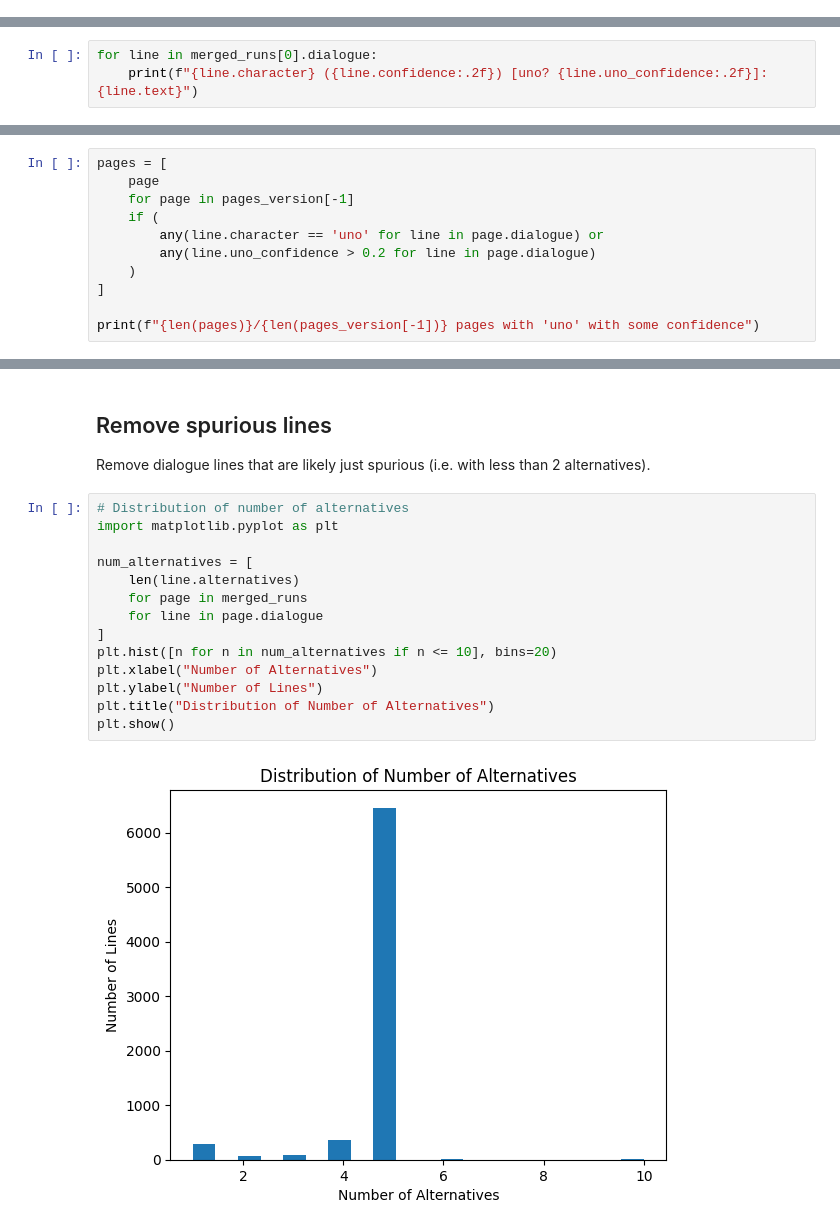
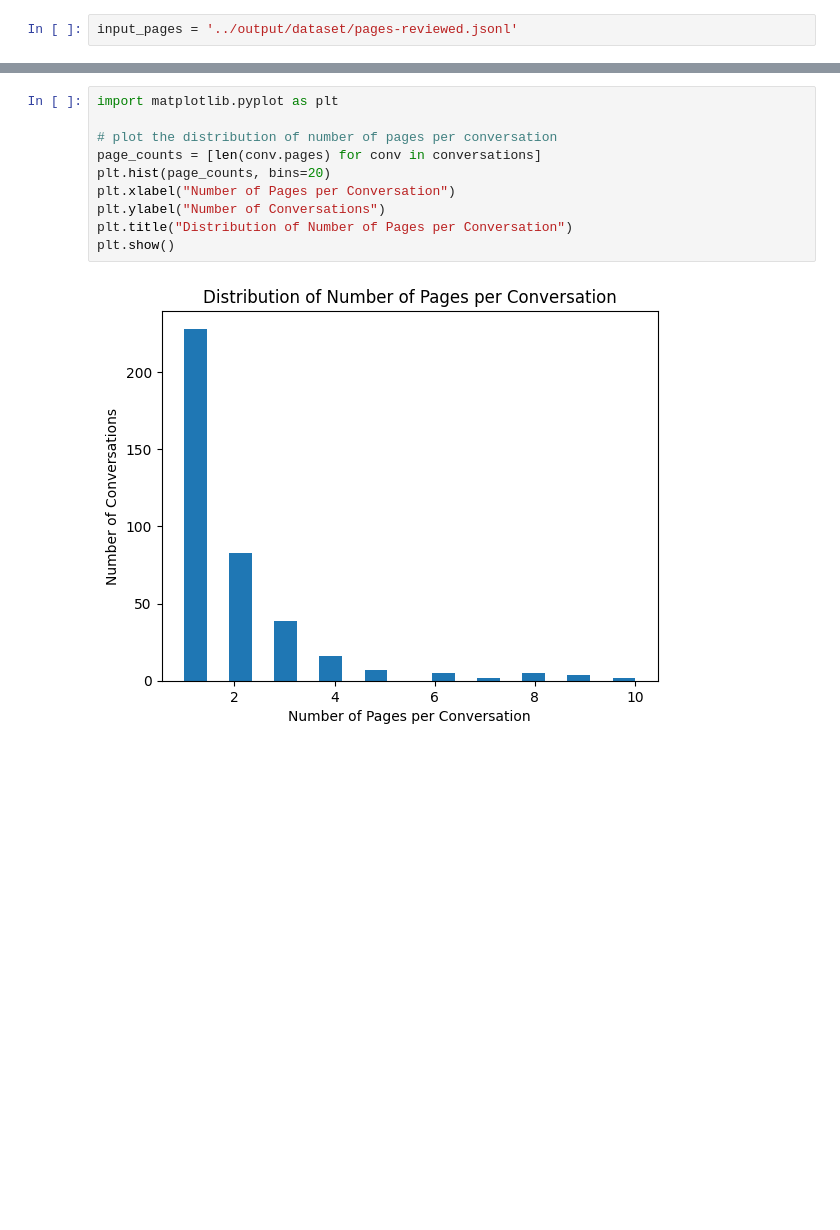
Before and after one commit to mbrt/pkna-uno, a Jupyter notebook: prepare-dataset.ipynb, the cells around one changed output, grey strips where cells are left out. Cells and saved outputs as stored; diff of their text form; blank space fills up the shorter version.

```diff
--- a/prepare-dataset.ipynb
+++ b/prepare-dataset.ipynb
@@ -262 +3,3 @@ Compute the best dialogue
+# %%
+input_pages = '../output/dataset/pages-reviewed.jsonl'
 # %%
@@ -445,3 +72,0 @@ merged_runs = compute_merge() if recompute_merge else load_merge()
-# %%
-for line in merged_runs[0].dialogue:
-    print(f"{line.character} ({line.confidence:.2f}) [uno? {line.uno_confidence:.2f}]: {line.text}")
@@ -468,11 +72,0 @@ pages_to_review = set[str]()
-# %%
-pages = [
-    page
-    for page in pages_version[-1]
-    if (
-        any(line.character == 'uno' for line in page.dialogue) or
-        any(line.uno_confidence > 0.2 for line in page.dialogue)
-    )
-]
-
-print(f"{len(pages)}/{len(pages_version[-1])} pages with 'uno' with some confidence")
@@ -549,20 +195,12 @@ len(pages_to_review)
-# %% [markdown]
-## Remove spurious lines
-
-Remove dialogue lines that are likely just spurious (i.e. with less than 2 alternatives).
 # %%
-# Distribution of number of alternatives
 import matplotlib.pyplot as plt
 
-num_alternatives = [
-    len(line.alternatives)
-    for page in merged_runs
-    for line in page.dialogue
-]
-plt.hist([n for n in num_alternatives if n <= 10], bins=20)
-plt.xlabel("Number of Alternatives")
-plt.ylabel("Number of Lines")
-plt.title("Distribution of Number of Alternatives")
+# plot the distribution of number of pages per conversation
+page_counts = [len(conv.pages) for conv in conversations]
+plt.hist(page_counts, bins=20)
+plt.xlabel("Number of Pages per Conversation")
+plt.ylabel("Number of Conversations")
+plt.title("Distribution of Number of Pages per Conversation")
 plt.show()
 # %% [output]
-[figure, old version]
+[figure, new version]
```
Also changed, not shown: parts of 47 cells of this notebook, 1 other file.
